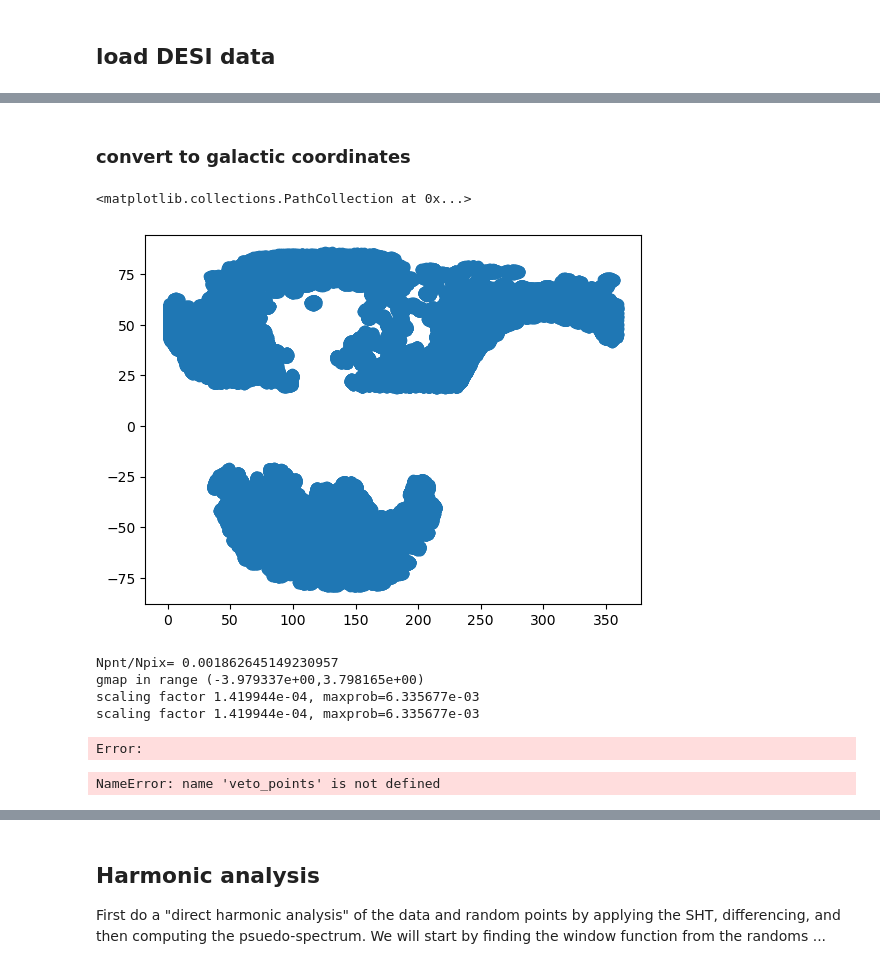
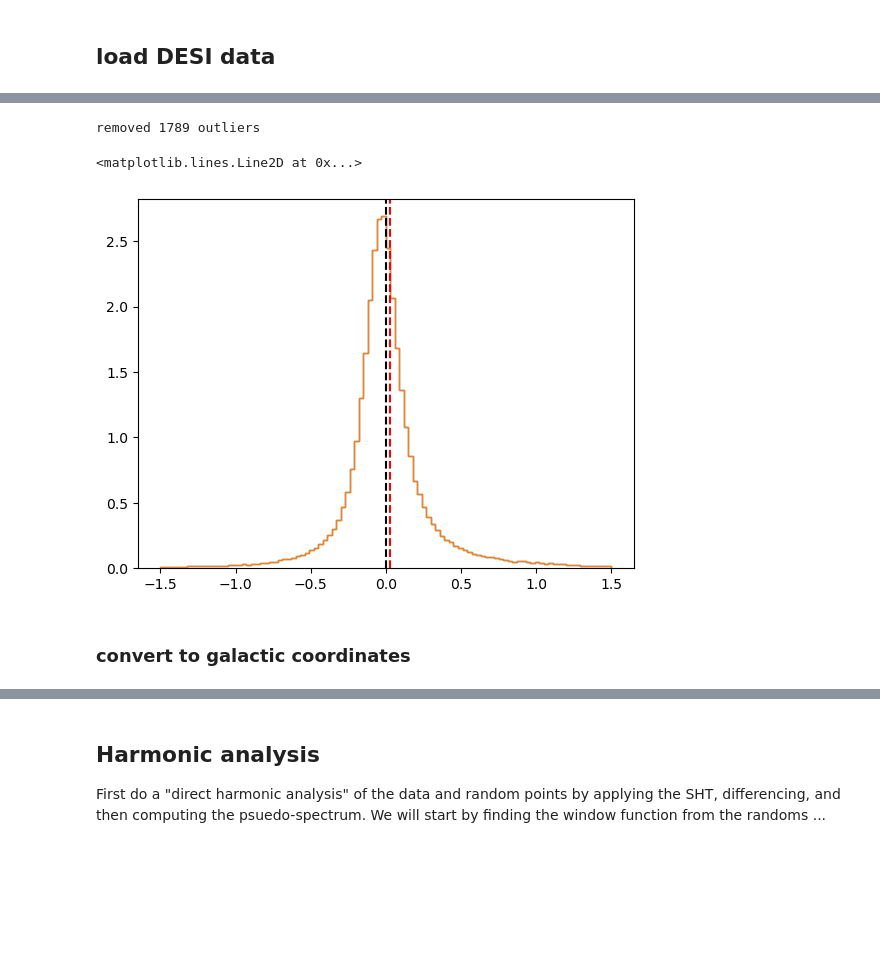
Before and after one commit to roger2b/directsht-lya, a Jupyter notebook: notebooks/Cell_DESI_iron.ipynb, the cells around one changed output, grey strips where cells are left out. Cells and saved outputs as stored; diff of their text form; code cells hidden in the pictures; blank space fills up the shorter version.

```diff
--- a/notebooks/Cell_DESI_iron.ipynb
+++ b/notebooks/Cell_DESI_iron.ipynb
@@ -50,0 +51,22 @@ print(column_names)
+# %%
+ra = data['RA']
+dec = data['Dec']
+mean_z = data['Mean_Z']
+mean_z_weight = data['Mean_Z_Weighted']
+tid = data['TID']
+Mean_Delta_W = data['Mean_Delta_W']
+Mean_Delta = data['Mean_Delta']
+Sum_Weight = data['Sum_Weight']
+num_pix = data['num_pix']
+mean_weight = Sum_Weight/num_pix
+Mean_Delta_W_all = np.mean(Mean_Delta_W)
+
+# subtract mean from the map
+Mean_Delta_W -= Mean_Delta_W_all
+
+# remove outliers from the map
+delta_cut = 3
+delta_mask = (Mean_Delta_W>-delta_cut) & (Mean_Delta_W<delta_cut)
+print('removed', len(Mean_Delta_W)-np.sum(delta_mask), 'outliers')
+# %% [output]
+removed 1789 outliers
@@ -51,3 +77,11 @@ print(column_names)
+# %%
+plt.hist(Mean_Delta_W, range=(-1.5, 1.5), bins=100, density=True, histtype='step');
+plt.hist(Mean_Delta_W[delta_mask], range=(-1.5, 1.5), bins=100,density=True, histtype='step');
+plt.axvline(0, color='k', linestyle='--')
+plt.axvline(Mean_Delta_W_all, color='r', linestyle='--')
+# %% [output]
+<matplotlib.lines.Line2D at 0x...>
+[figure, added]
 # %% [markdown]
 ### convert to galactic coordinates
 # %%
@@ -76,28 +161,0 @@ ra_gal, dec_gal = convert_to_galactic(data['RA'], data['Dec'], unit='deg', frame
-# %%
-plt.scatter(ra_gal, dec_gal)
-# %% [output]
-<matplotlib.collections.PathCollection at 0x...>
-[figure, removed]
-# %%
-# Generate a lognormal mock
-npnt_fullsky = 3 * 500000
-#
-# Initialize a helper object from which to draw realizations
-nside_mockmaking = 8192 # As large as possible.
-Mocks_obj = LogNormalMocks(npnt_fullsky,nside=nside_mockmaking,
-                           theta_range=[theta_min,theta_max],
-                           phi_range=[phi_min,phi_max])
-#
-print('Npnt/Npix=', npnt_fullsky/hp.nside2npix(nside_mockmaking))
-cl_theory = Mocks_obj.get_theory_Cl(lmax_out=1000,gauss_order=3000)
-# Draw a realization, specifying the random seed if you want
-tdata,pdata,wdata = Mocks_obj(seed=0)
-#
-ndata = len(tdata)
-print("Kept {:d} objects in cut.".format(ndata))
-# %% [output]
-Npnt/Npix= 0.001862645149230957
-gmap in range (-3.979337e+00,3.798165e+00)
-scaling factor 1.419944e-04, maxprob=6.335677e-03
-scaling factor 1.419944e-04, maxprob=6.335677e-03
-Error:
@@ -116,10 +161,0 @@ trand,prand,wrand = generate_randoms(nrand)
-# %%
-# Run the data and randoms through the "veto mask".
-tdata,pdata,wdata = veto_points(tdata,pdata,wdata,nveto,rveto)
-trand,prand,wrand = veto_points(trand,prand,wrand,nveto,rveto)
-# Correct for the veto'd points.
-ndata  = len(tdata)
-nrand  = len(trand)
-wrand *= np.sum(wdata)/np.sum(wrand)
-# %% [output]
-NameError: name 'veto_points' is not defined
```
Also changed, not shown: parts of 25 cells of this notebook, 2 other files.
